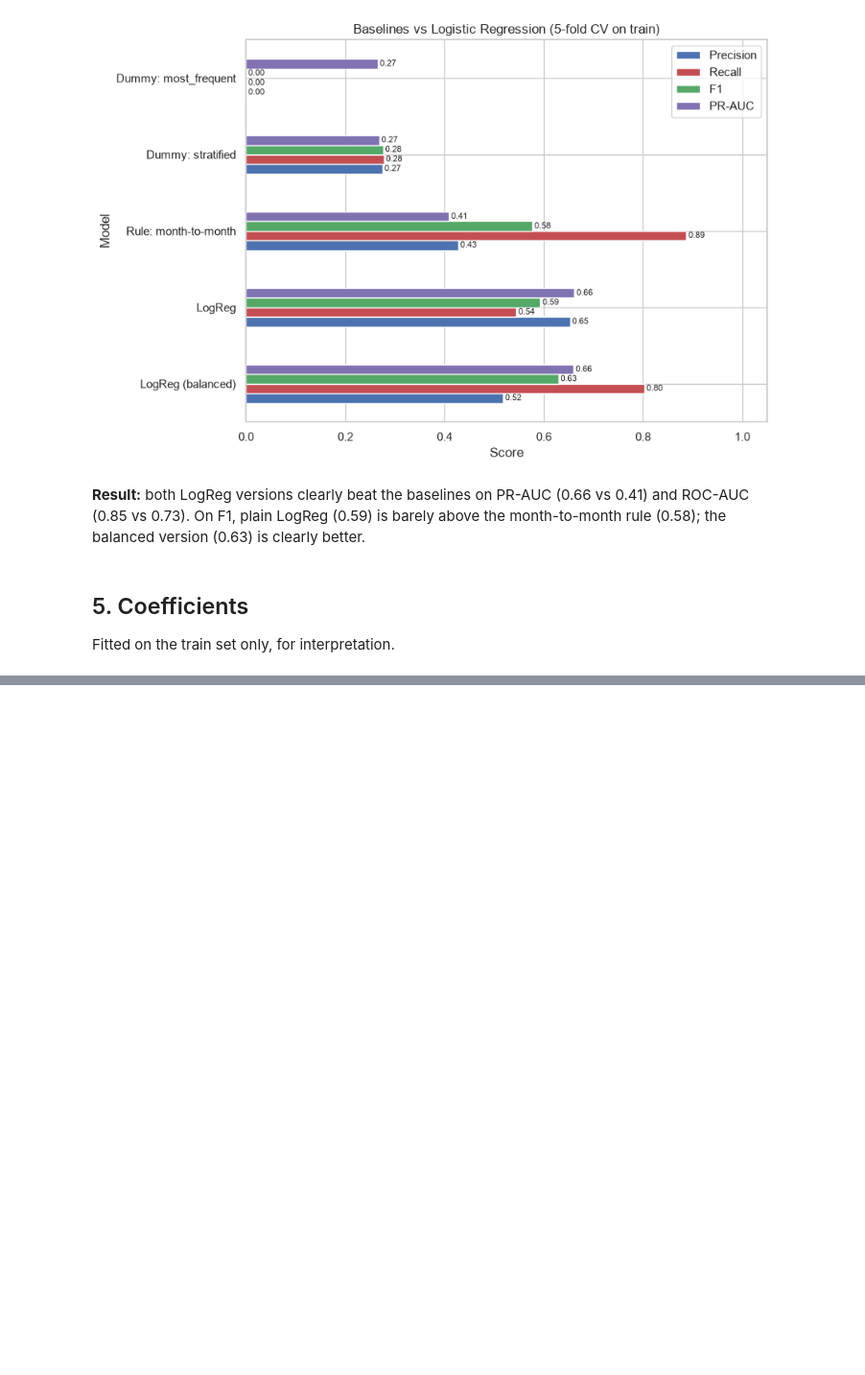
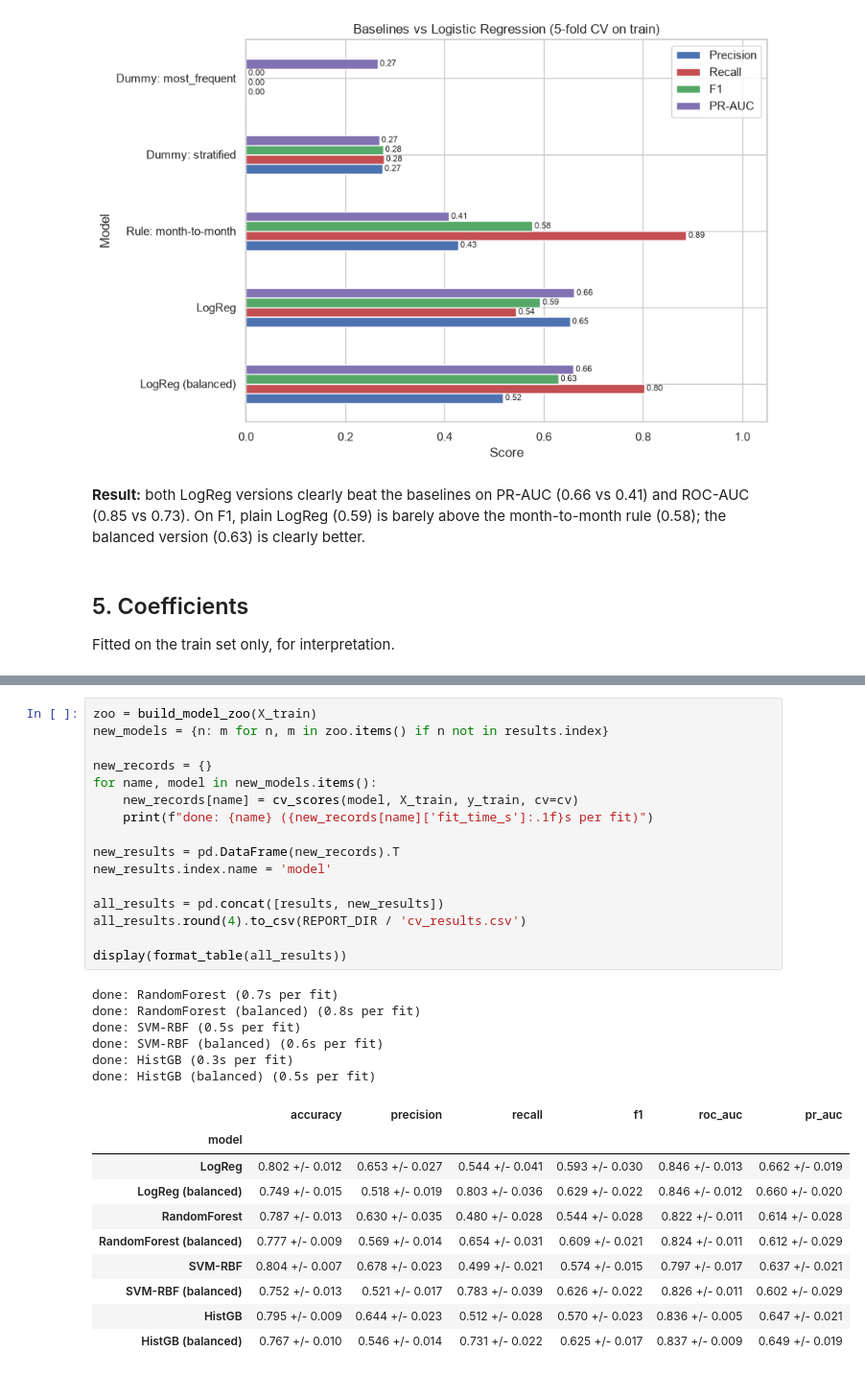
Before and after one commit to Sheyda-Fathi/customer-churn-prediction, a Jupyter notebook: notebooks/03_modeling.ipynb, the cells around one changed output, grey strips where cells are left out. Shown at 96% size. Saved outputs shown, nothing was run; the diff lists cells and outputs as text; blank space fills up the shorter version.

```diff
--- a/notebooks/03_modeling.ipynb
+++ b/notebooks/03_modeling.ipynb
@@ -145,0 +165,33 @@ plt.show()
+# %%
+zoo = build_model_zoo(X_train)
+new_models = {n: m for n, m in zoo.items() if n not in results.index}
+
+new_records = {}
+for name, model in new_models.items():
+    new_records[name] = cv_scores(model, X_train, y_train, cv=cv)
+    print(f"done: {name} ({new_records[name]['fit_time_s']:.1f}s per fit)")
+
+new_results = pd.DataFrame(new_records).T
+new_results.index.name = 'model'
+
+all_results = pd.concat([results, new_results])
+all_results.round(4).to_csv(REPORT_DIR / 'cv_results.csv')
+
+display(format_table(all_results))
+# %% [output]
+done: RandomForest (0.7s per fit)
+done: RandomForest (balanced) (0.8s per fit)
+done: SVM-RBF (0.5s per fit)
+done: SVM-RBF (balanced) (0.6s per fit)
+done: HistGB (0.3s per fit)
+done: HistGB (balanced) (0.5s per fit)
+|  | accuracy | precision | recall | f1 | roc_auc | pr_auc |
+| model |  |  |  |  |  |  |
+| LogReg | 0.802 +/- 0.012 | 0.653 +/- 0.027 | 0.544 +/- 0.041 | 0.593 +/- 0.030 | 0.846 +/- 0.013 | 0.662 +/- 0.019 |
+| LogReg (balanced) | 0.749 +/- 0.015 | 0.518 +/- 0.019 | 0.803 +/- 0.036 | 0.629 +/- 0.022 | 0.846 +/- 0.012 | 0.660 +/- 0.020 |
+| RandomForest | 0.787 +/- 0.013 | 0.630 +/- 0.035 | 0.480 +/- 0.028 | 0.544 +/- 0.028 | 0.822 +/- 0.011 | 0.614 +/- 0.028 |
+| RandomForest (balanced) | 0.777 +/- 0.009 | 0.569 +/- 0.014 | 0.654 +/- 0.031 | 0.609 +/- 0.021 | 0.824 +/- 0.011 | 0.612 +/- 0.029 |
+| SVM-RBF | 0.804 +/- 0.007 | 0.678 +/- 0.023 | 0.499 +/- 0.021 | 0.574 +/- 0.015 | 0.797 +/- 0.017 | 0.637 +/- 0.021 |
+| SVM-RBF (balanced) | 0.752 +/- 0.013 | 0.521 +/- 0.017 | 0.783 +/- 0.039 | 0.626 +/- 0.022 | 0.826 +/- 0.011 | 0.602 +/- 0.029 |
+| HistGB | 0.795 +/- 0.009 | 0.644 +/- 0.023 | 0.512 +/- 0.028 | 0.570 +/- 0.023 | 0.836 +/- 0.005 | 0.647 +/- 0.021 |
+| HistGB (balanced) | 0.767 +/- 0.010 | 0.546 +/- 0.014 | 0.731 +/- 0.022 | 0.625 +/- 0.017 | 0.837 +/- 0.009 | 0.649 +/- 0.019 |
```
Also changed, not shown: parts of 16 cells of this notebook, 8 other files.
